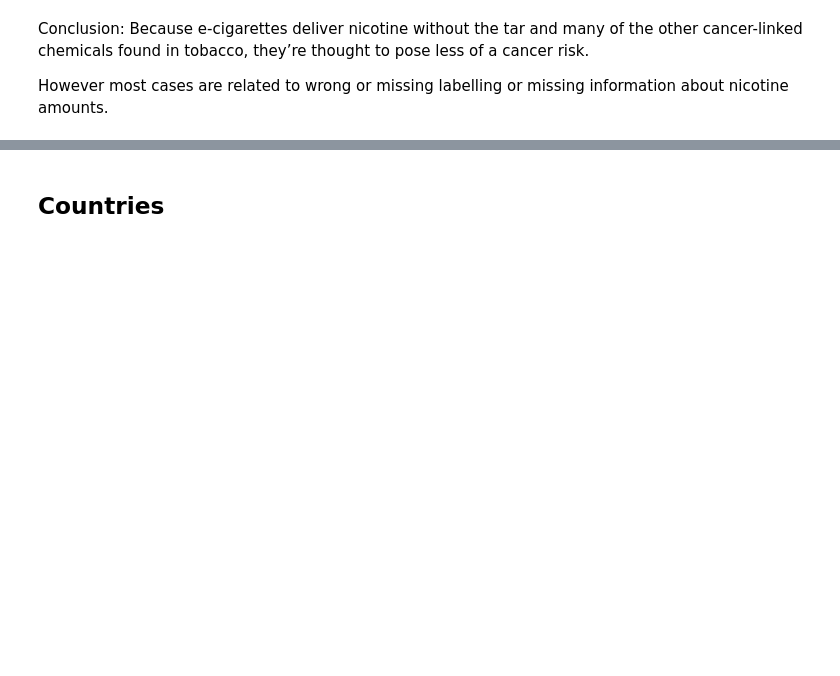
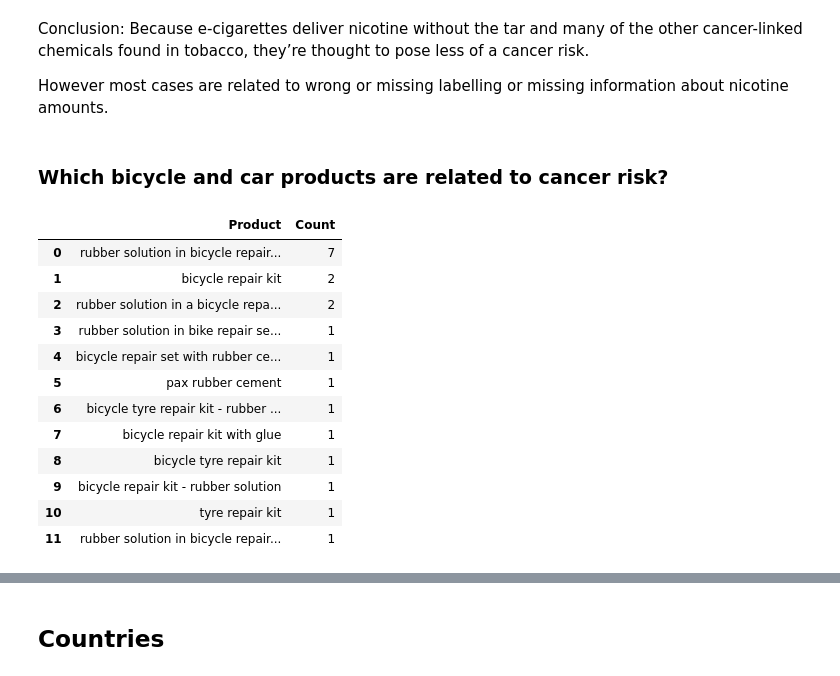
Before and after one commit to Miretz/rapex_dangerous_products_analysis, a Jupyter notebook: Chemical Products Analysis.ipynb, the cells around one changed output, grey strips where cells are left out. Cells and saved outputs as stored; diff of their text form; code cells hidden in the pictures; blank space fills up the shorter version.

```diff
--- a/Chemical Products Analysis.ipynb
+++ b/Chemical Products Analysis.ipynb
@@ -314,3 +316,26 @@ Name: Risk, dtype: int64
 Conclusion: Because e-cigarettes deliver nicotine without the tar and many of the other cancer-linked chemicals found in tobacco, they’re thought to pose less of a cancer risk.
 
 However most cases are related to wrong or missing labelling or missing information about nicotine amounts.
+# %% [markdown]
+### Which bicycle and car products are related to cancer risk?
+# %%
+bc_products = df.loc[df['PCategory']=='bicycle and car']
+bc_products = bc_products.loc[bc_products['Cancer']==1]
+
+bc_product_counts = bc_products['Product'].value_counts().rename_axis('Product').reset_index(name='Count')
+bc_product_counts.sort_values(by=['Count'], ascending=False)
+bc_product_counts
+# %% [output]
+|  | Product | Count |
+| 0 | rubber solution in bicycle repair... | 7 |
+| 1 | bicycle repair kit | 2 |
+| 2 | rubber solution in a bicycle repa... | 2 |
+| 3 | rubber solution in bike repair se... | 1 |
+| 4 | bicycle repair set with rubber ce... | 1 |
+| 5 | pax rubber cement | 1 |
+| 6 | bicycle tyre repair kit - rubber ... | 1 |
+| 7 | bicycle repair kit with glue | 1 |
+| 8 | bicycle tyre repair kit | 1 |
+| 9 | bicycle repair kit - rubber solution | 1 |
+| 10 | tyre repair kit | 1 |
+| 11 | rubber solution in bicycle repair... | 1 |
```
Also changed, not shown: parts of 9 cells of this notebook.
